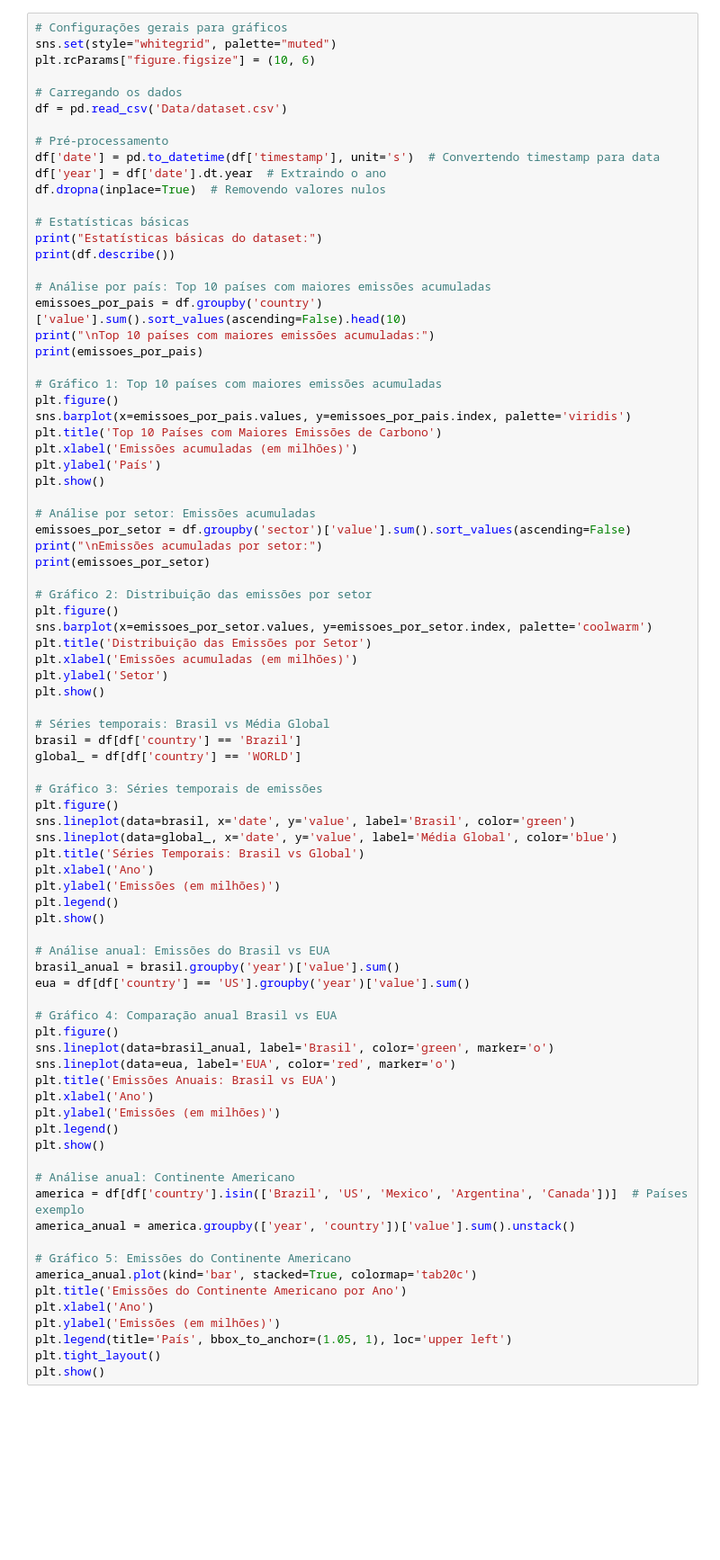
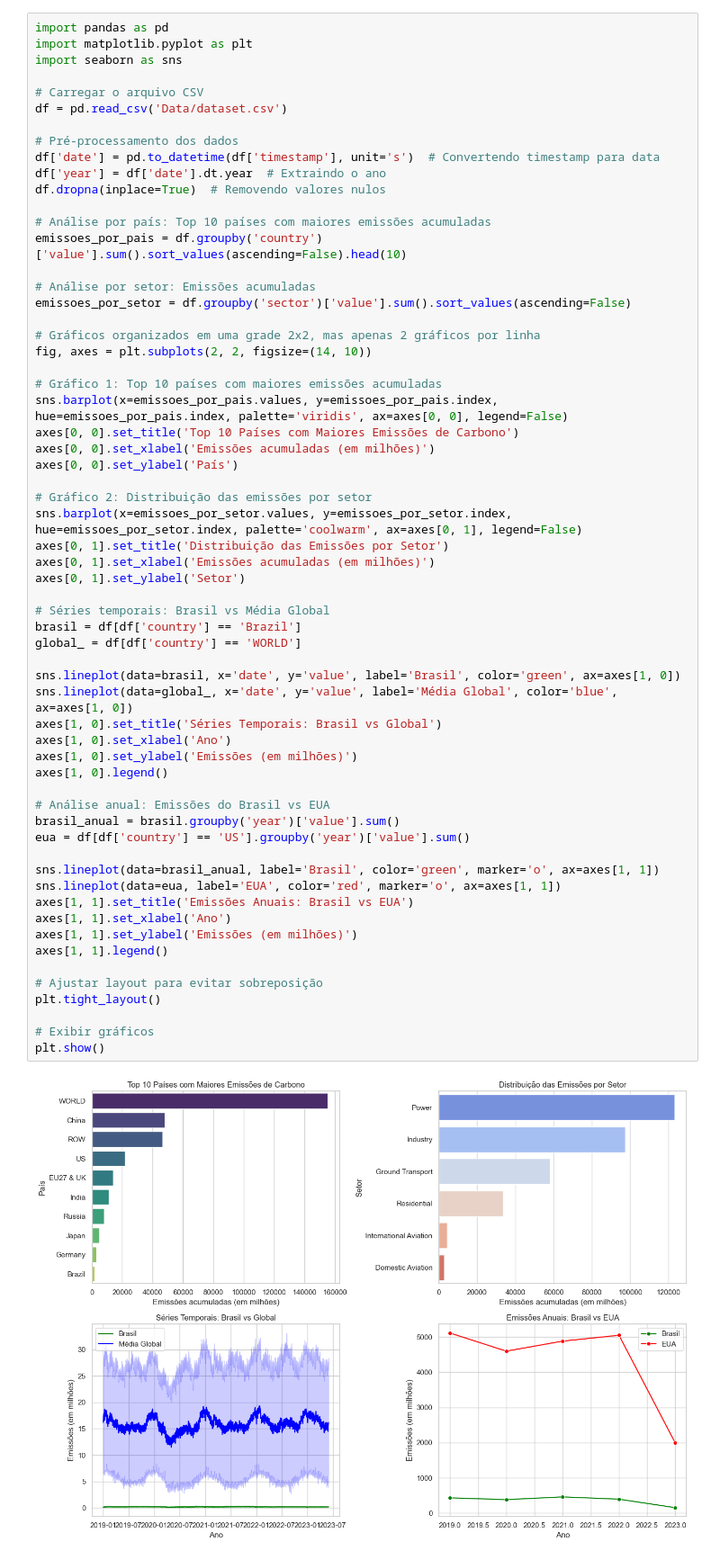
Before and after one commit to JuanPinheiroFIAP/2GS-DS, a Jupyter notebook: ds.ipynb, the cells around one changed output. Shown: that part at 90% size. Cells and saved outputs as stored; diff of their text form; blank space fills up the shorter version.

```diff
--- a/ds.ipynb
+++ b/ds.ipynb
@@ -113,83 +195,63 @@ df_proporcao['Proporção (%)'] = (df_brasil['Total'].values / df_mundo['Total']
 # %%
-# Configurações gerais para gráficos
-sns.set(style="whitegrid", palette="muted")
-plt.rcParams["figure.figsize"] = (10, 6)
+import pandas as pd
+import matplotlib.pyplot as plt
+import seaborn as sns
 
-# Carregando os dados
+# Carregar o arquivo CSV
 df = pd.read_csv('Data/dataset.csv')
 
-# Pré-processamento
+# Pré-processamento dos dados
 df['date'] = pd.to_datetime(df['timestamp'], unit='s')  # Convertendo timestamp para data
 df['year'] = df['date'].dt.year  # Extraindo o ano
 df.dropna(inplace=True)  # Removendo valores nulos
 
-# Estatísticas básicas
-print("Estatísticas básicas do dataset:")
-print(df.describe())
-
 # Análise por país: Top 10 países com maiores emissões acumuladas
 emissoes_por_pais = df.groupby('country')['value'].sum().sort_values(ascending=False).head(10)
-print("\nTop 10 países com maiores emissões acumuladas:")
-print(emissoes_por_pais)
-
-# Gráfico 1: Top 10 países com maiores emissões acumuladas
-plt.figure()
-sns.barplot(x=emissoes_por_pais.values, y=emissoes_por_pais.index, palette='viridis')
-plt.title('Top 10 Países com Maiores Emissões de Carbono')
-plt.xlabel('Emissões acumuladas (em milhões)')
-plt.ylabel('País')
-plt.show()
 
 # Análise por setor: Emissões acumuladas
 emissoes_por_setor = df.groupby('sector')['value'].sum().sort_values(ascending=False)
-print("\nEmissões acumuladas por setor:")
-print(emissoes_por_setor)
+
+# Gráficos organizados em uma grade 2x2, mas apenas 2 gráficos por linha
+fig, axes = plt.subplots(2, 2, figsize=(14, 10))
+
+# Gráfico 1: Top 10 países com maiores emissões acumuladas
+sns.barplot(x=emissoes_por_pais.values, y=emissoes_por_pais.index, hue=emissoes_por_pais.index, palette='viridis', ax=axes[0, 0], legend=False)
+axes[0, 0].set_title('Top 10 Países com Maiores Emissões de Carbono')
+axes[0, 0].set_xlabel('Emissões acumuladas (em milhões)')
+axes[0, 0].set_ylabel('País')
 
 # Gráfico 2: Distribuição das emissões por setor
-plt.figure()
-sns.barplot(x=emissoes_por_setor.values, y=emissoes_por_setor.index, palette='coolwarm')
-plt.title('Distribuição das Emissões por Setor')
-plt.xlabel('Emissões acumuladas (em milhões)')
-plt.ylabel('Setor')
-plt.show()
+sns.barplot(x=emissoes_por_setor.values, y=emissoes_por_setor.index, hue=emissoes_por_setor.index, palette='coolwarm', ax=axes[0, 1], legend=False)
+axes[0, 1].set_title('Distribuição das Emissões por Setor')
+axes[0, 1].set_xlabel('Emissões acumuladas (em milhões)')
+axes[0, 1].set_ylabel('Setor')
 
 # Séries temporais: Brasil vs Média Global
 brasil = df[df['country'] == 'Brazil']
 global_ = df[df['country'] == 'WORLD']
 
-# Gráfico 3: Séries temporais de emissões
-plt.figure()
-sns.lineplot(data=brasil, x='date', y='value', label='Brasil', color='green')
-sns.lineplot(data=global_, x='date', y='value', label='Média Global', color='blue')
-plt.title('Séries Temporais: Brasil vs Global')
-plt.xlabel('Ano')
-plt.ylabel('Emissões (em milhões)')
-plt.legend()
-plt.show()
+sns.lineplot(data=brasil, x='date', y='value', label='Brasil', color='green', ax=axes[1, 0])
+sns.lineplot(data=global_, x='date', y='value', label='Média Global', color='blue', ax=axes[1, 0])
+axes[1, 0].set_title('Séries Temporais: Brasil vs Global')
+axes[1, 0].set_xlabel('Ano')
+axes[1, 0].set_ylabel('Emissões (em milhões)')
+axes[1, 0].legend()
 
 # Análise anual: Emissões do Brasil vs EUA
 brasil_anual = brasil.groupby('year')['value'].sum()
 eua = df[df['country'] == 'US'].groupby('year')['value'].sum()
 
-# Gráfico 4: Comparação anual Brasil vs EUA
-plt.figure()
-sns.lineplot(data=brasil_anual, label='Brasil', color='green', marker='o')
-sns.lineplot(data=eua, label='EUA', color='red', marker='o')
-plt.title('Emissões Anuais: Brasil vs EUA')
-plt.xlabel('Ano')
-plt.ylabel('Emissões (em milhões)')
-plt.legend()
+sns.lineplot(data=brasil_anual, label='Brasil', color='green', marker='o', ax=axes[1, 1])
+sns.lineplot(data=eua, label='EUA', color='red', marker='o', ax=axes[1, 1])
+axes[1, 1].set_title('Emissões Anuais: Brasil vs EUA')
+axes[1, 1].set_xlabel('Ano')
+axes[1, 1].set_ylabel('Emissões (em milhões)')
+axes[1, 1].legend()
+
+# Ajustar layout para evitar sobreposição
+plt.tight_layout()
+
+# Exibir gráficos
 plt.show()
-
-# Análise anual: Continente Americano
-america = df[df['country'].isin(['Brazil', 'US', 'Mexico', 'Argentina', 'Canada'])]  # Países exemplo
-america_anual = america.groupby(['year', 'country'])['value'].sum().unstack()
-
-# Gráfico 5: Emissões do Continente Americano
-america_anual.plot(kind='bar', stacked=True, colormap='tab20c')
-plt.title('Emissões do Continente Americano por Ano')
-plt.xlabel('Ano')
-plt.ylabel('Emissões (em milhões)')
-plt.legend(title='País', bbox_to_anchor=(1.05, 1), loc='upper left')
-plt.tight_layout()
-plt.show()
+# %% [output]
+[figure, added]
```
Also changed, not shown: parts of 19 cells of this notebook.
